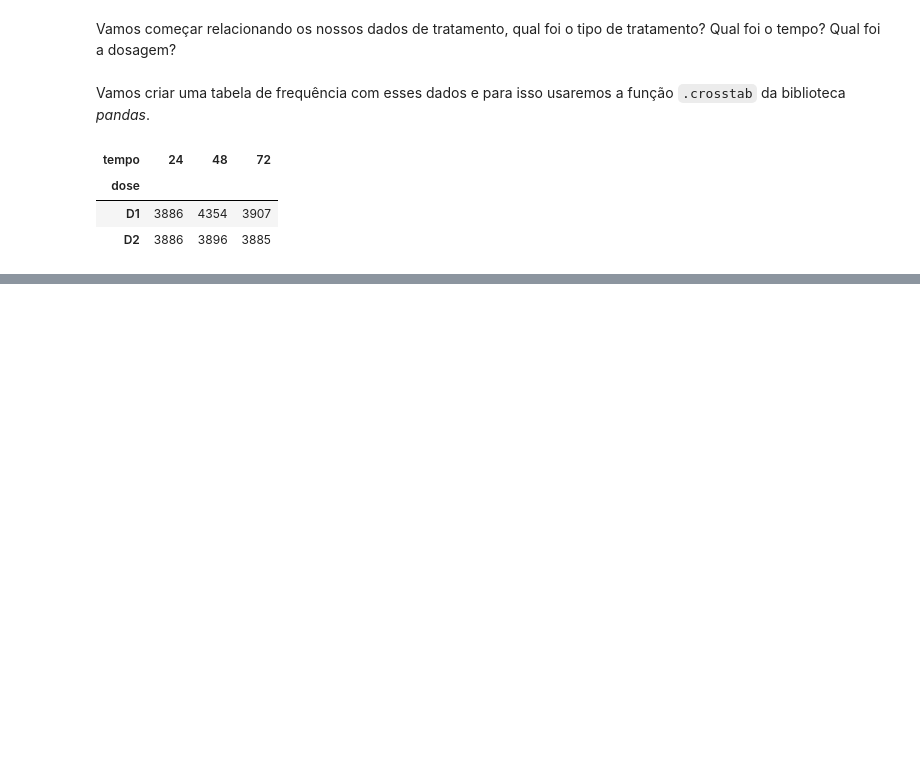
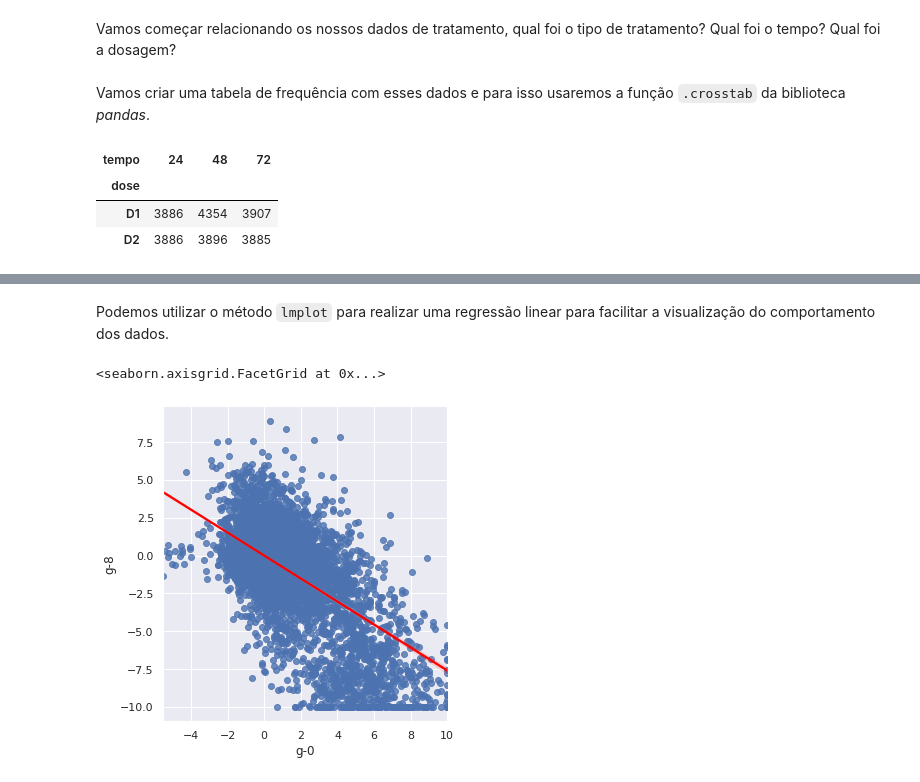
Before and after one commit to Gabrielchollet/imersao-dados-alura, a Jupyter notebook: Aula_03.ipynb, the cells around one changed output, grey strips where cells are left out. Cells and saved outputs as stored; diff of their text form; code cells hidden in the pictures; blank space fills up the shorter version.

```diff
--- a/Aula_03.ipynb
+++ b/Aula_03.ipynb
@@ -46,0 +131,7 @@ pd.crosstab(dados['dose'], dados['tempo'])
+# %% [markdown]
+Podemos utilizar o método `lmplot` para realizar uma regressão linear para facilitar a visualização do comportamento dos dados.
+# %%
+sns.lmplot(x='g-0', y='g-8', data=dados, line_kws={'color': 'red'})
+# %% [output]
+<seaborn.axisgrid.FacetGrid at 0x...>
+[figure, added]
```
Also changed, not shown: parts of 22 cells of this notebook.
